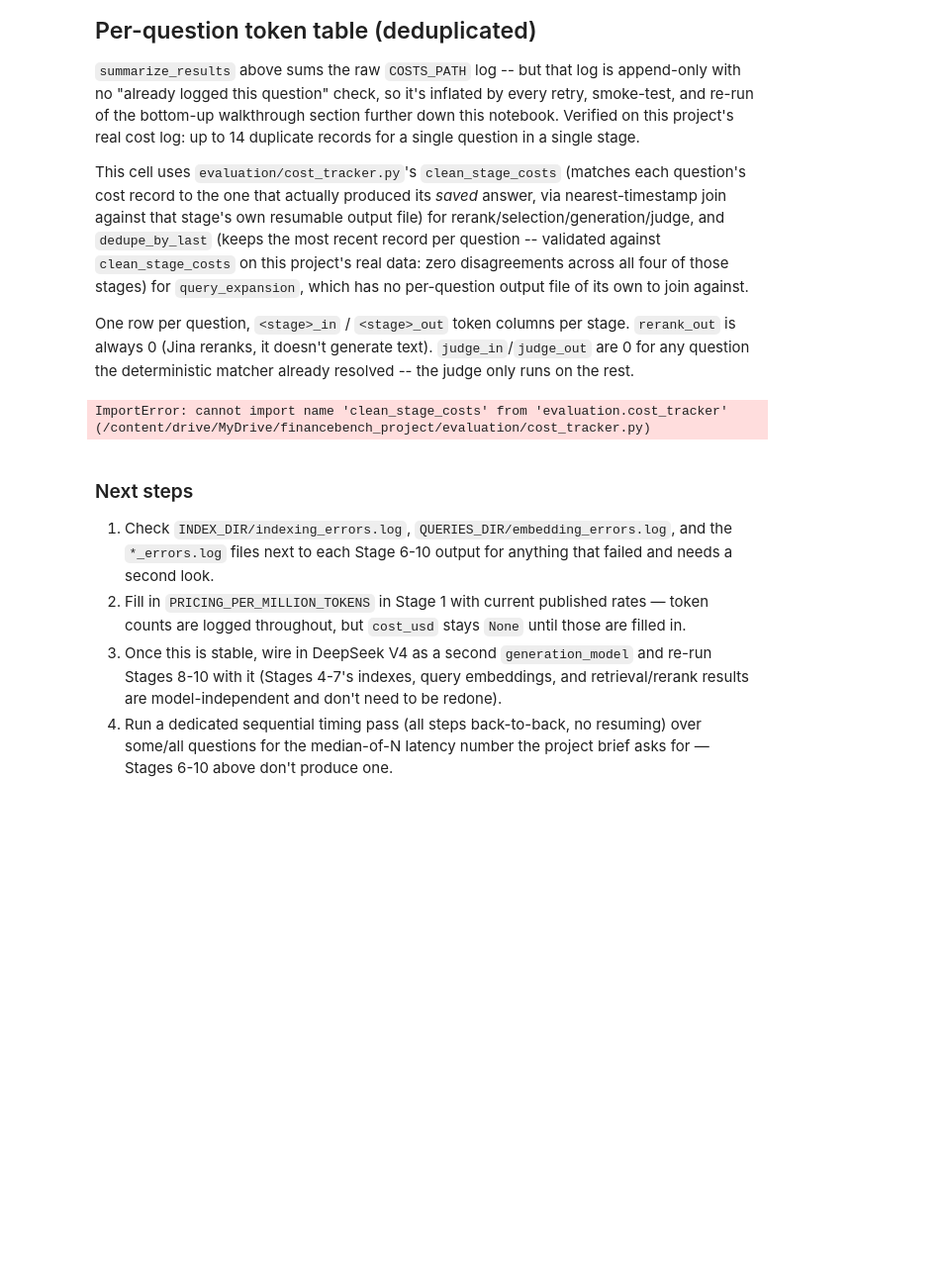
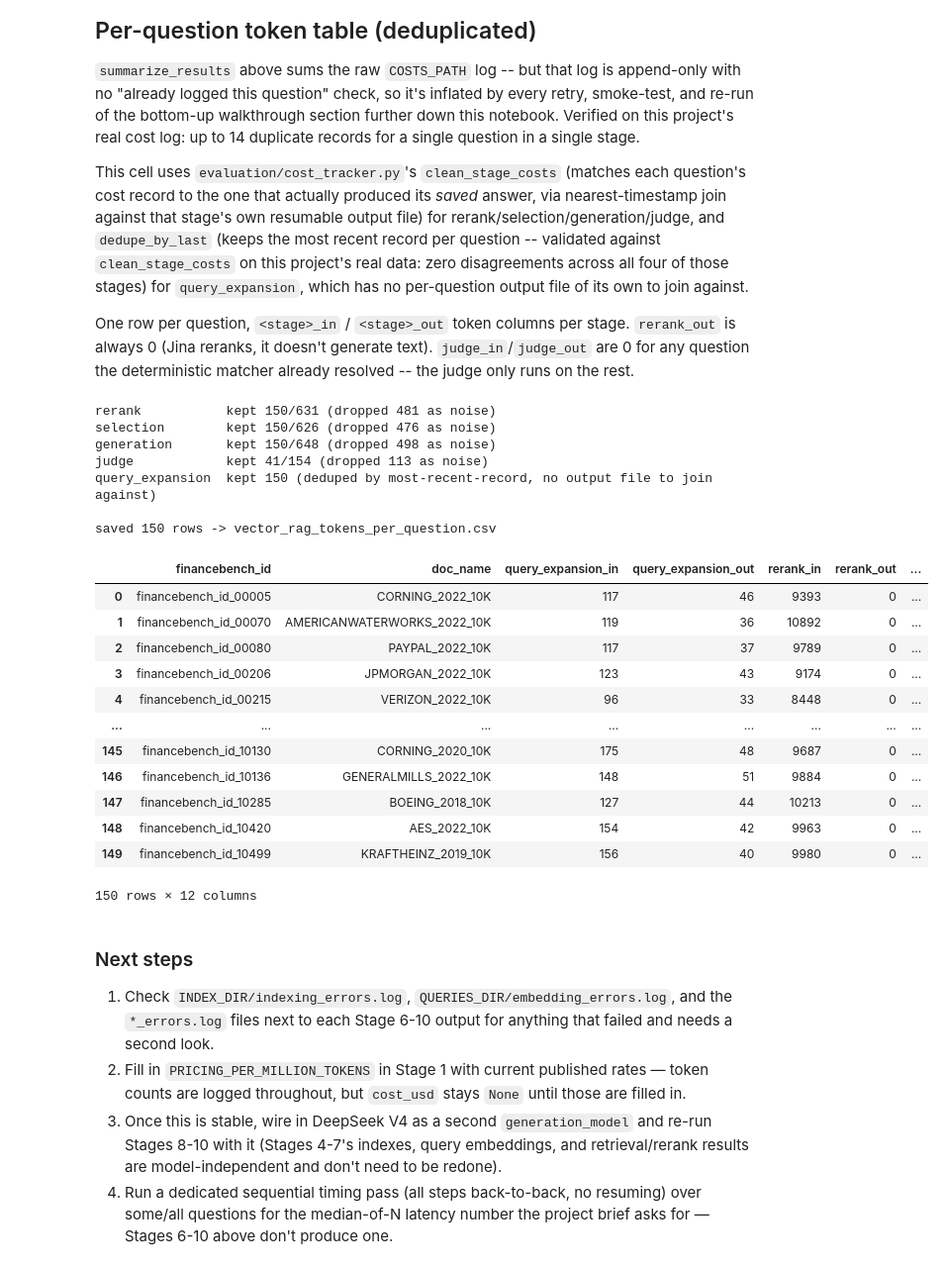
Before and after one commit to shaliqsv/financebench-rag-thesis, a Jupyter notebook: pipelines/vector_rag/vector_rag_pipeline.ipynb, the cells around one changed output. Shown at 99% size. Drawn from its saved outputs; the diff is of its cells as text; code cells hidden in the pictures; blank space fills up the shorter version.

```diff
--- a/pipelines/vector_rag/vector_rag_pipeline.ipynb
+++ b/pipelines/vector_rag/vector_rag_pipeline.ipynb
@@ -123,7 +123,8 @@ HYBRID_PATH      = RESULTS_DIR / "vector_rag_stage_hybrid.jsonl"
 RERANK_PATH      = RESULTS_DIR / "vector_rag_stage_rerank.jsonl"
 SELECTION_PATH   = RESULTS_DIR / "vector_rag_stage_selection.jsonl"
 GENERATION_PATH  = RESULTS_DIR / "vector_rag_stage_generation.jsonl"
-SCORING_PATH     = RESULTS_DIR / "vector_rag_stage_scoring.jsonl"
+SCORING_PATH     = RESULTS_DIR / "vector_rag_stage_scoring_metric_first.jsonl"  # metric-first rule, same as the other pipelines;
+                                                                              # vector_rag_stage_scoring.jsonl = old rule, kept for reference
 COSTS_PATH       = RESULTS_DIR / "vector_rag_costs.jsonl"
 
 sys.path.insert(0, str(REPO_ROOT))
@@ -2037,12 +2050,15 @@ already resolved -- the judge only runs on the rest.
 # %%
 from evaluation.cost_tracker import clean_stage_costs, dedupe_by_last, recompute_cost_usd
 
-costs = _load_jsonl(COSTS_PATH)
+# Judge calls from the metric-first re-scoring were logged as "judge_rescore"; treat them as "judge" so
+# clean_stage_costs can match them to SCORING_PATH (older judge calls, made for the old rule, are days earlier
+# and lose the nearest-timestamp match).
+costs = [dict(r, stage="judge") if r["stage"] == "judge_rescore" else r for r in _load_jsonl(COSTS_PATH)]
 rerank_out = _load_stage_records(RERANK_PATH)
 selection_out = _load_stage_records(SELECTION_PATH)
 generation_out = _load_stage_records(GENERATION_PATH)
 scoring_all = _load_jsonl(SCORING_PATH)
-judge_out = {r["financebench_id"]: r for r in scoring_all if r["score_method"] == "llm_judge"}
+judge_out = {r["financebench_id"]: r for r in scoring_all if r["method"] == "llm_judge"}
 
 clean = {}
 for stage_name, out in [("rerank", rerank_out), ("selection", selection_out),
@@ -2052,34 +2068,53 @@ for stage_name, out in [("rerank", rerank_out), ("selection", selection_out),
           f"(dropped {report['n_dropped_as_noise']} as noise)"
           + (f"  MISSING for: {report['missing_cost']}" if report["missing_cost"] else ""))
     clean[stage_name] = recompute_cost_usd(kept)
 
 clean["query_expansion"] = recompute_cost_usd(dedupe_by_last(costs, "query_expansion"))
 print(f"{'query_expansion':<16} kept {len(clean['query_expansion'])} (deduped by most-recent-record, no output file to join against)")
 
 stages = ["query_expansion", "rerank", "selection", "generation", "judge"]
 rows = {}
 for stage in stages:
     for r in clean[stage]:
         fb_id = r["financebench_id"]
         rows.setdefault(fb_id, {"financebench_id": fb_id, "doc_name": r["doc_name"]})
         rows[fb_id][f"{stage}_in"] = r["input_tokens"]
         rows[fb_id][f"{stage}_out"] = r["output_tokens"]
 
 token_cols = ["financebench_id", "doc_name"] + [f"{s}_{d}" for s in stages for d in ("in", "out")]
 tokens_df = pd.DataFrame(rows.values())
 for c in token_cols:
     if c not in tokens_df.columns:
         tokens_df[c] = None
 tokens_df = tokens_df[token_cols].sort_values("financebench_id").reset_index(drop=True)
 for c in ("judge_in", "judge_out"):
     tokens_df[c] = tokens_df[c].fillna(0).astype(int)
 
 TOKENS_PER_QUESTION_PATH = RESULTS_DIR / "vector_rag_tokens_per_question.csv"
 tokens_df.to_csv(TOKENS_PER_QUESTION_PATH, index=False)
 print(f"\nsaved {len(tokens_df)} rows -> {TOKENS_PER_QUESTION_PATH.name}")
 tokens_df
 # %% [output]
-ImportError: cannot import name 'clean_stage_costs' from 'evaluation.cost_tracker' (/content/drive/MyDrive/financebench_project/evaluation/cost_tracker.py)
+rerank           kept 150/631 (dropped 481 as noise)
+selection        kept 150/626 (dropped 476 as noise)
+generation       kept 150/648 (dropped 498 as noise)
+judge            kept 41/154 (dropped 113 as noise)
+query_expansion  kept 150 (deduped by most-recent-record, no output file to join against)
+
+saved 150 rows -> vector_rag_tokens_per_question.csv
+|  | financebench_id | doc_name | query_expansion_in | query_expansion_out | rerank_in | rerank_out | ... |
+| 0 | financebench_id_00005 | CORNING_2022_10K | 117 | 46 | 9393 | 0 | ... |
+| 1 | financebench_id_00070 | AMERICANWATERWORKS_2022_10K | 119 | 36 | 10892 | 0 | ... |
+| 2 | financebench_id_00080 | PAYPAL_2022_10K | 117 | 37 | 9789 | 0 | ... |
+| 3 | financebench_id_00206 | JPMORGAN_2022_10K | 123 | 43 | 9174 | 0 | ... |
+| 4 | financebench_id_00215 | VERIZON_2022_10K | 96 | 33 | 8448 | 0 | ... |
+| ... | ... | ... | ... | ... | ... | ... | ... |
+| 145 | financebench_id_10130 | CORNING_2020_10K | 175 | 48 | 9687 | 0 | ... |
+| 146 | financebench_id_10136 | GENERALMILLS_2022_10K | 148 | 51 | 9884 | 0 | ... |
+| 147 | financebench_id_10285 | BOEING_2018_10K | 127 | 44 | 10213 | 0 | ... |
+| 148 | financebench_id_10420 | AES_2022_10K | 154 | 42 | 9963 | 0 | ... |
+| 149 | financebench_id_10499 | KRAFTHEINZ_2019_10K | 156 | 40 | 9980 | 0 | ... |
+150 rows × 12 columns
 # %% [markdown]
 ### Next steps
 1. Check `INDEX_DIR/indexing_errors.log`, `QUERIES_DIR/embedding_errors.log`, and
```
Also changed, not shown: parts of 10 cells of this notebook, 1 other file.
